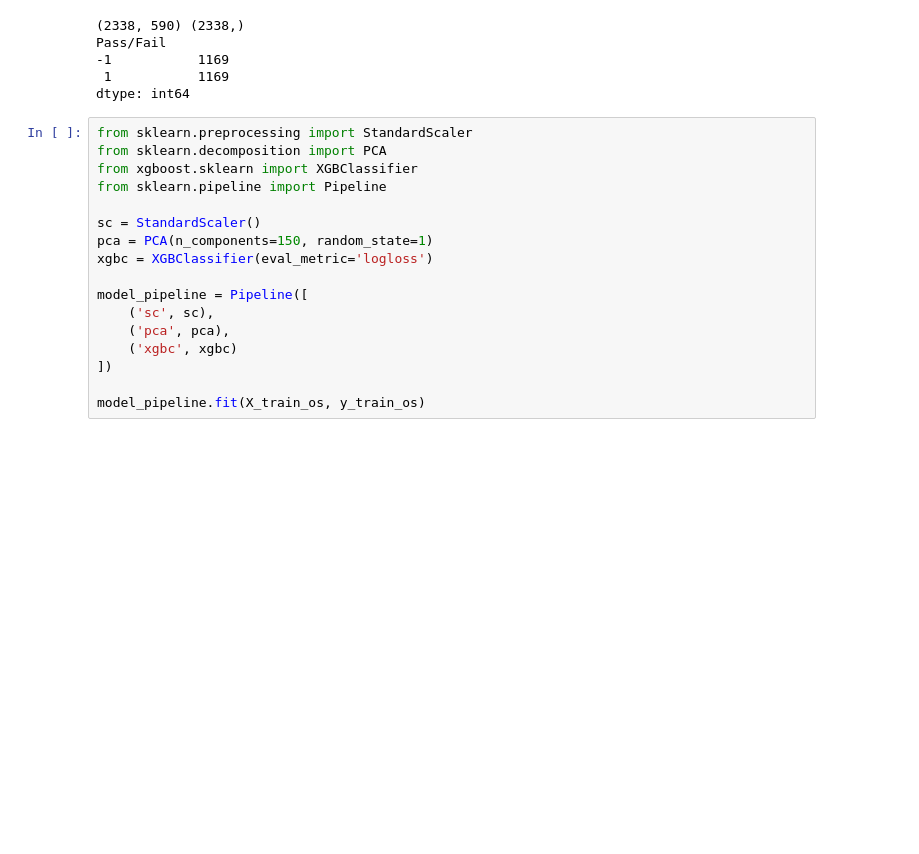
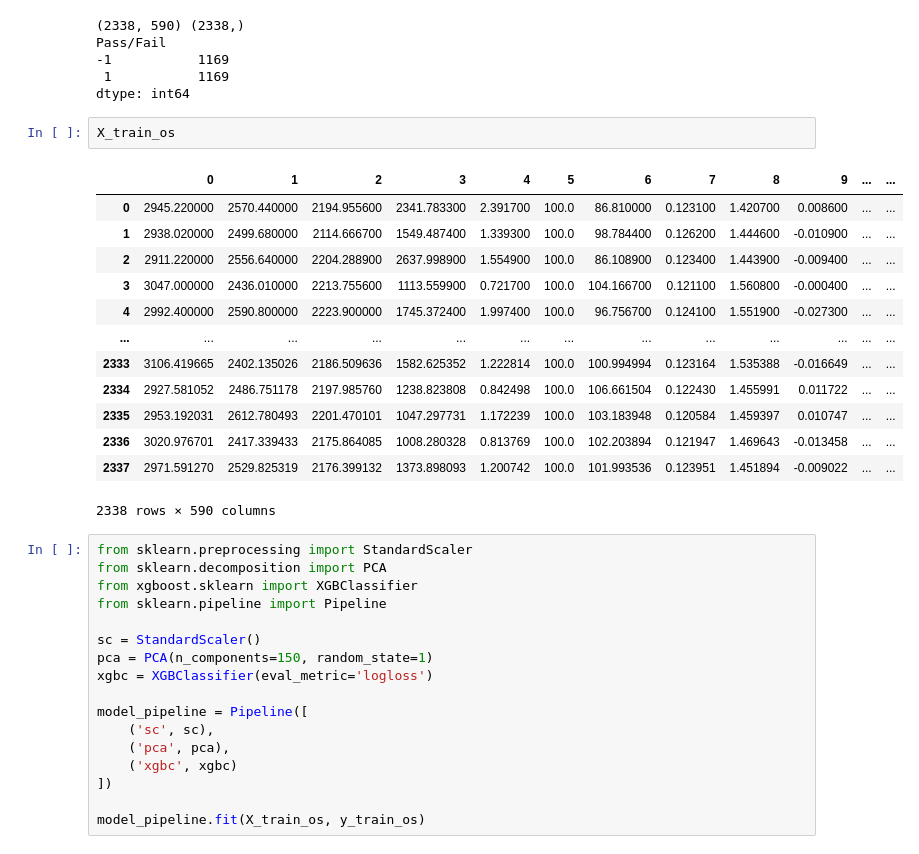
Before and after one commit to lamnguyenvu98/ML_Practice, a Jupyter notebook: Lesson06_with_PCA.ipynb, the cells around one changed output. Drawn from its saved outputs; the diff is of its cells as text; blank space fills up the shorter version.

```diff
--- a/Lesson06_with_PCA.ipynb
+++ b/Lesson06_with_PCA.ipynb
@@ -226,6 +226,22 @@ Pass/Fail
 -1           1169
  1           1169
 dtype: int64
+# %%
+X_train_os
+# %% [output]
+|  | 0 | 1 | 2 | 3 | 4 | 5 | 6 | 7 | 8 | 9 | ... | ... |
+| 0 | 2945.220000 | 2570.440000 | 2194.955600 | 2341.783300 | 2.391700 | 100.0 | 86.810000 | 0.123100 | 1.420700 | 0.008600 | ... | ... |
+| 1 | 2938.020000 | 2499.680000 | 2114.666700 | 1549.487400 | 1.339300 | 100.0 | 98.784400 | 0.126200 | 1.444600 | -0.010900 | ... | ... |
+| 2 | 2911.220000 | 2556.640000 | 2204.288900 | 2637.998900 | 1.554900 | 100.0 | 86.108900 | 0.123400 | 1.443900 | -0.009400 | ... | ... |
+| 3 | 3047.000000 | 2436.010000 | 2213.755600 | 1113.559900 | 0.721700 | 100.0 | 104.166700 | 0.121100 | 1.560800 | -0.000400 | ... | ... |
+| 4 | 2992.400000 | 2590.800000 | 2223.900000 | 1745.372400 | 1.997400 | 100.0 | 96.756700 | 0.124100 | 1.551900 | -0.027300 | ... | ... |
+| ... | ... | ... | ... | ... | ... | ... | ... | ... | ... | ... | ... | ... |
+| 2333 | 3106.419665 | 2402.135026 | 2186.509636 | 1582.625352 | 1.222814 | 100.0 | 100.994994 | 0.123164 | 1.535388 | -0.016649 | ... | ... |
+| 2334 | 2927.581052 | 2486.751178 | 2197.985760 | 1238.823808 | 0.842498 | 100.0 | 106.661504 | 0.122430 | 1.455991 | 0.011722 | ... | ... |
+| 2335 | 2953.192031 | 2612.780493 | 2201.470101 | 1047.297731 | 1.172239 | 100.0 | 103.183948 | 0.120584 | 1.459397 | 0.010747 | ... | ... |
+| 2336 | 3020.976701 | 2417.339433 | 2175.864085 | 1008.280328 | 0.813769 | 100.0 | 102.203894 | 0.121947 | 1.469643 | -0.013458 | ... | ... |
+| 2337 | 2971.591270 | 2529.825319 | 2176.399132 | 1373.898093 | 1.200742 | 100.0 | 101.993536 | 0.123951 | 1.451894 | -0.009022 | ... | ... |
+2338 rows × 590 columns
 # %%
 from sklearn.preprocessing import StandardScaler
 from sklearn.decomposition import PCA
```
Also changed, not shown: parts of 14 cells of this notebook, 1 other file.
